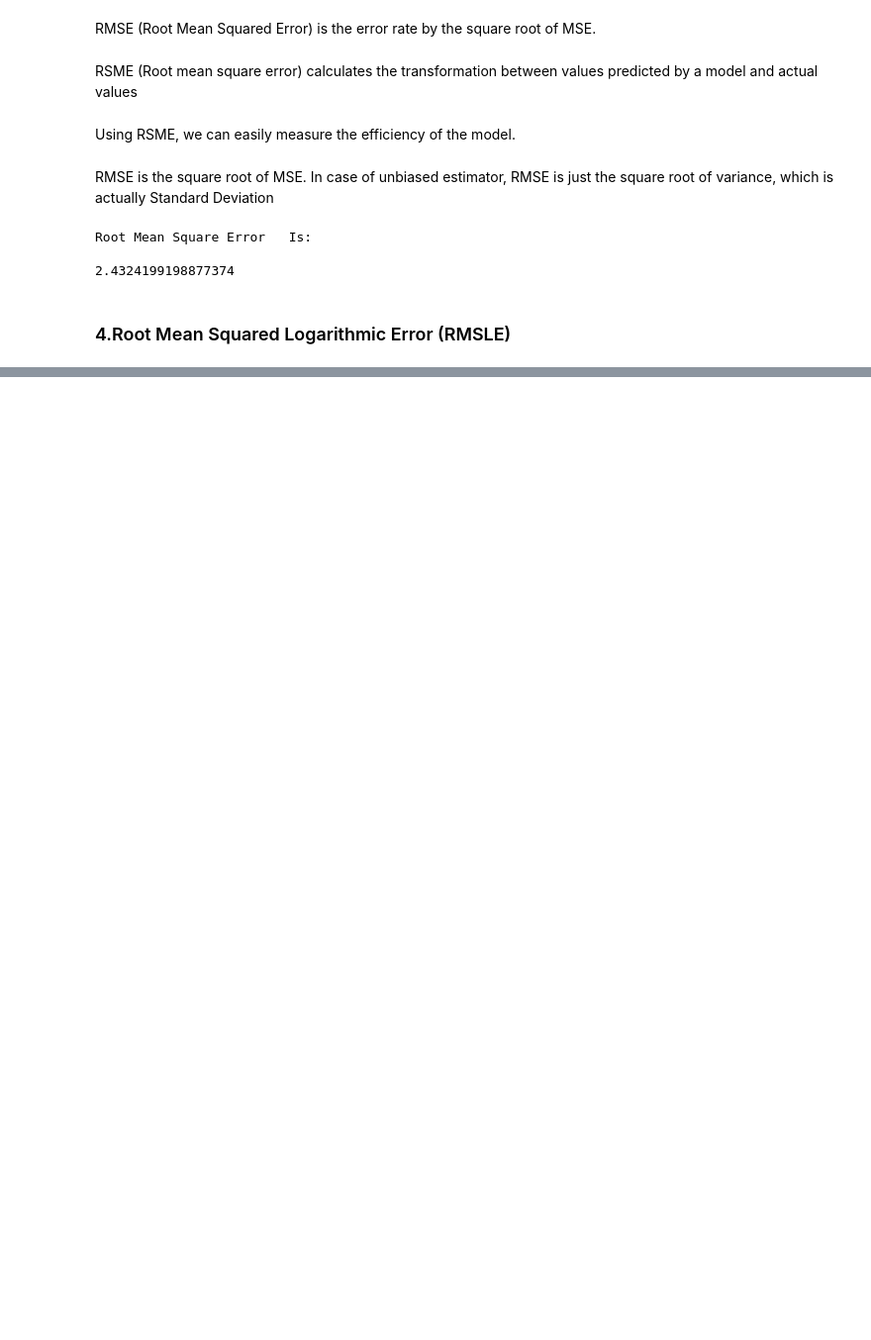
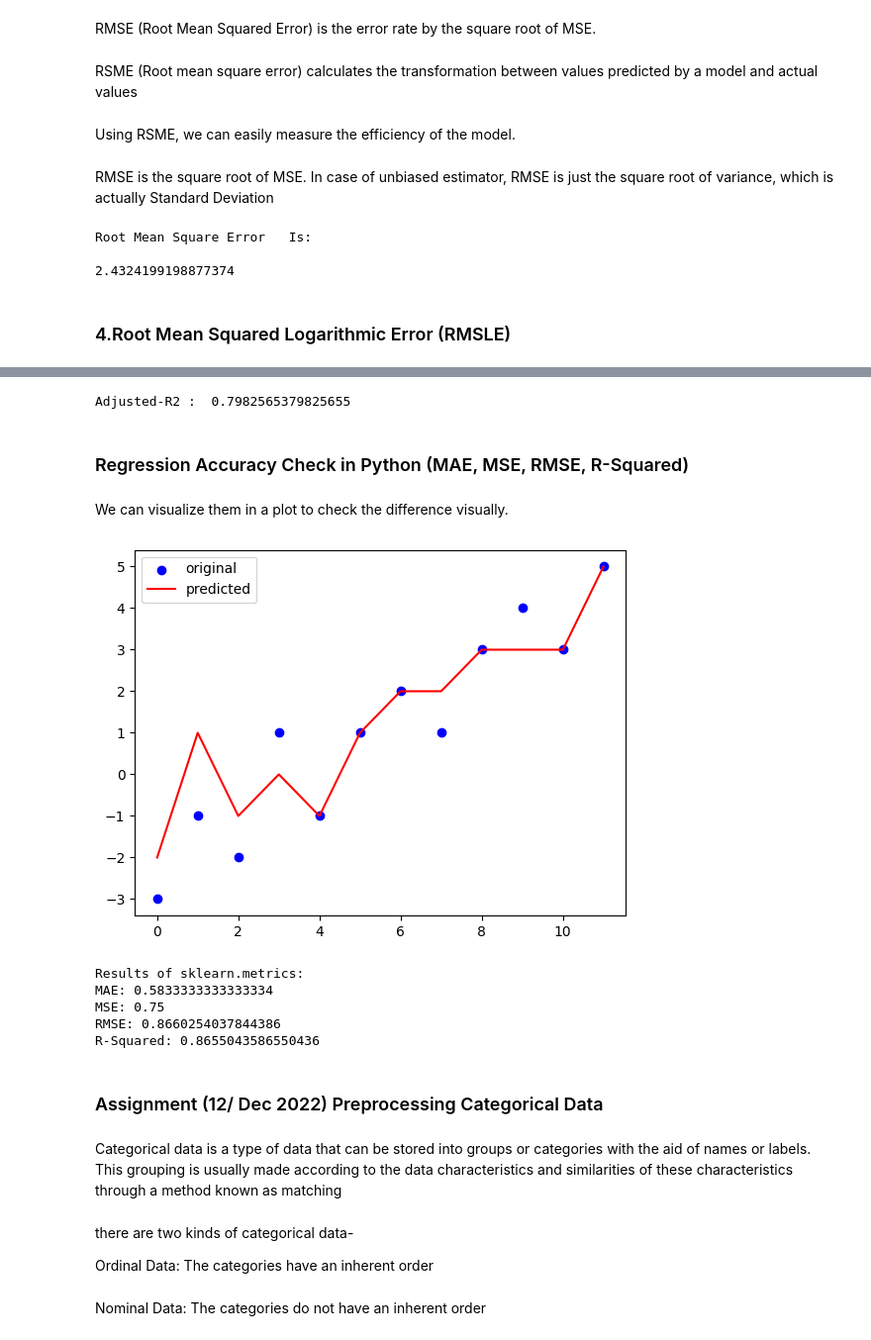
Before and after one commit to ijazkhan101/Machine-Learning-with-Python-20Days, a Jupyter notebook: CompleteNoteBookoFML.ipynb, the cells around one changed output, grey strips where cells are left out. Shown at 99% size. Drawn from its saved outputs; the diff is of its cells as text; code cells hidden in the pictures; blank space fills up the shorter version.

Commit message:
3rd assignment
3rd assignment

```diff
--- a/CompleteNoteBookoFML.ipynb
+++ b/CompleteNoteBookoFML.ipynb
@@ -341,0 +385,13 @@ Ijaz
+# %%
+#calculate r-squared
+r2_sk = metrics.r2_score(actual,predicted)
+N=actual.shape[0]
+p=3
+x = (1-r2)
+y = (N-1) / (N-p-1)
+adj_rsquared = (1 - (x * y))
+print("Adjusted-R2 : " , adj_rsquared)
+# %% [output]
+Adjusted-R2 :  0.7982565379825655
+# %% [markdown]
+### Regression Accuracy Check in Python (MAE, MSE, RMSE, R-Squared)
@@ -341,0 +403,40 @@ Ijaz
+# %%
+y = np.array([-3, -1, -2, 1, -1, 1, 2, 1, 3, 4, 3, 5])
+Y_pred = np.array([-2, 1, -1, 0, -1, 1, 2, 2, 3, 3, 3, 5])
+x = list(range(len(y)))
+# %% [markdown]
+We can visualize them in a plot to check the difference visually.
+# %%
+plt.scatter(x, y, color="blue", label="original")
+plt.plot(x, Y_pred, color="red", label="predicted")
+plt.legend()
+plt.show()
+# %% [output]
+[figure, added]
+# %%
+mae = metrics.mean_absolute_error(y, Y_pred)
+mse = metrics.mean_squared_error(y, Y_pred)
+rmse = np.sqrt(mse) # or mse**(0.5)
+r2 = metrics.r2_score(y,Y_pred)
+
+print("Results of sklearn.metrics:")
+print("MAE:",mae)
+print("MSE:", mse)
+print("RMSE:", rmse)
+print("R-Squared:", r2)
+# %% [output]
+Results of sklearn.metrics:
+MAE: 0.5833333333333334
+MSE: 0.75
+RMSE: 0.8660254037844386
+R-Squared: 0.8655043586550436
+# %% [markdown]
+### Assignment (12/ Dec 2022)  Preprocessing Categorical Data
+# %% [markdown]
+Categorical data is a type of data that can be stored into groups or categories with the aid of names or labels. This grouping is usually made according to the data characteristics and similarities of these characteristics through a method known as matching
+# %% [markdown]
+there are two kinds of categorical data-
+
+Ordinal Data: The categories have an inherent order
+# %% [markdown]
+Nominal Data: The categories do not have an inherent order
```
Also changed, not shown: parts of 68 cells of this notebook.
